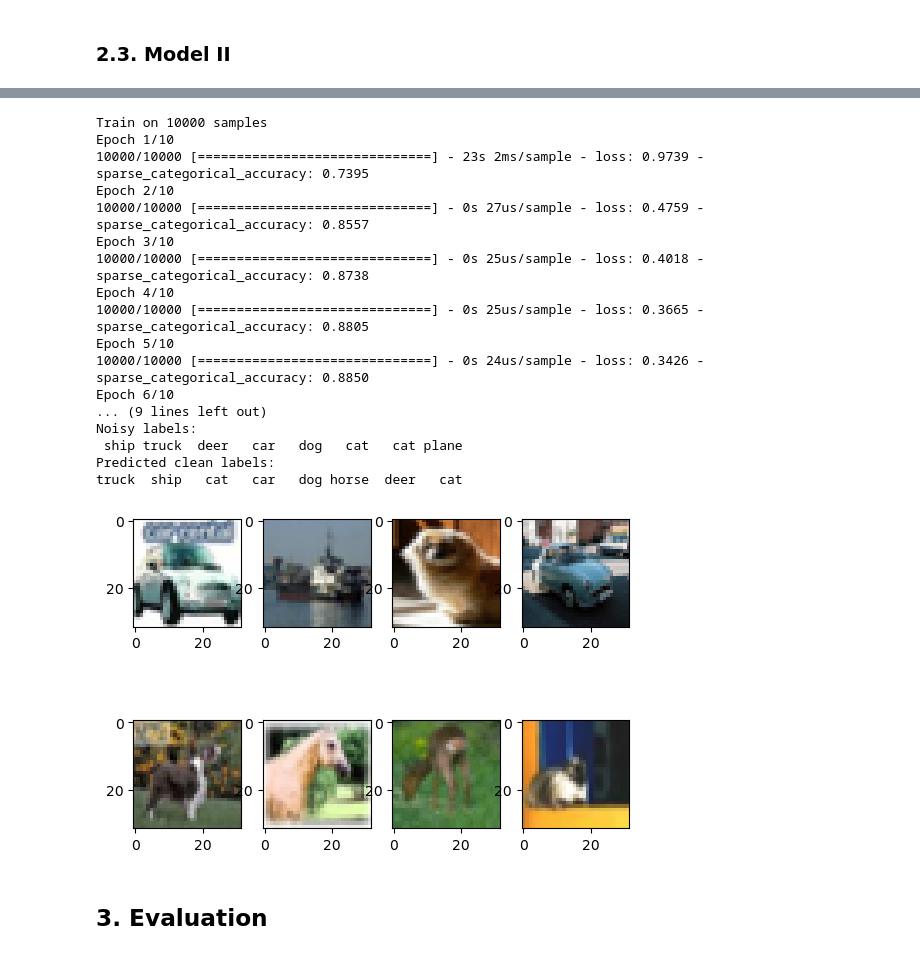
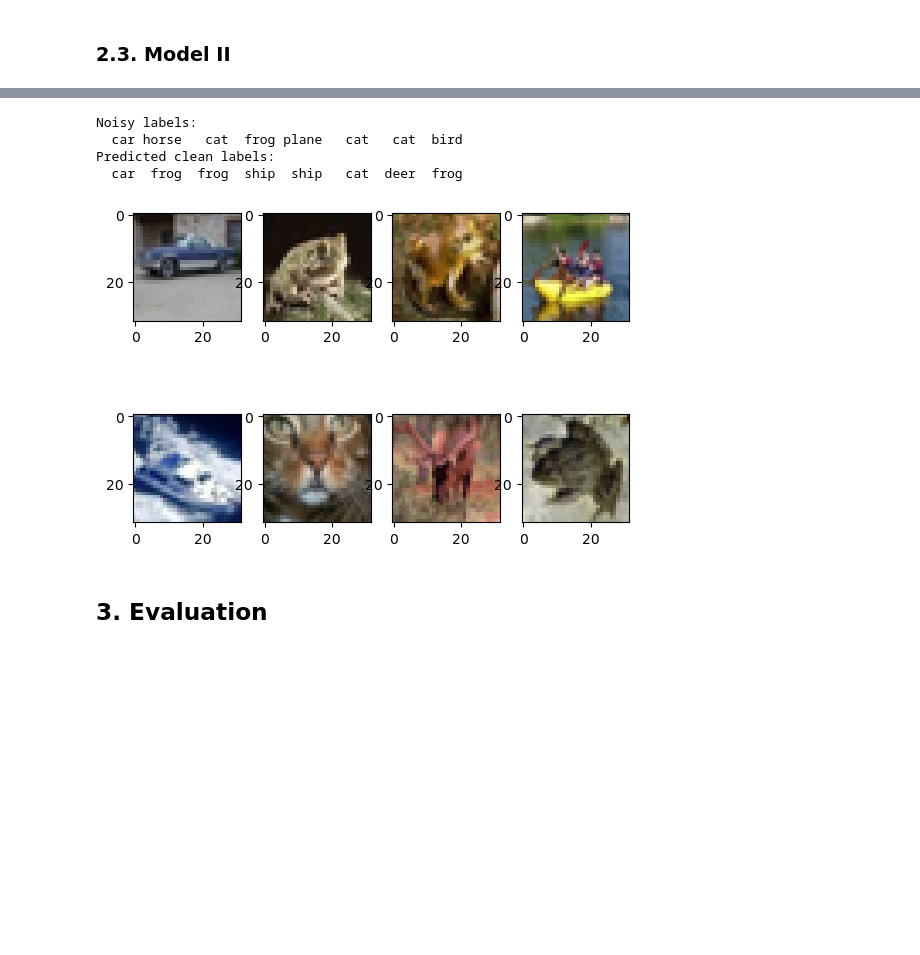
Before and after one commit to TZstatsADS/fall2022-project3-prj3-group9, a Jupyter notebook: doc/main.ipynb, the cells around one changed output, grey strips where cells are left out. Drawn from its saved outputs; the diff is of its cells as text; code cells hidden in the pictures; blank space fills up the shorter version.

Commit message:
Finish label-cleaning network for model II

```diff
--- a/doc/main.ipynb
+++ b/doc/main.ipynb
@@ -202,11 +218,3 @@ def model_II(image, extracted_features=True):
 # %%
-import os
-from inception import maybe_download, Inception, transfer_values_cache
-
-model = Inception()
-output_path = "inception/"
-inception_train_output_path = os.path.join(output_path, 'inception_cifar10_train.pkl')
-inception_train_output = transfer_values_cache(cache_path=inception_train_output_path,
-                                               images=imgs,
-                                               model=model)
+new_labels = model_II(imgs)
 # %% [output]
@@ -217,48 +245,33 @@ inception_train_output = transfer_values_cache(cache_path=inception_train_output
 # %%
-predicted_clean_labels = model_II(imgs)
-
 fig = plt.figure()
 
 ax1 = fig.add_subplot(2,4,1)
-ax1.imshow(imgs[40000]/255)
+ax1.imshow(imgs[10000]/255)
 ax2 = fig.add_subplot(2,4,2)
-ax2.imshow(imgs[40001]/255)
+ax2.imshow(imgs[10001]/255)
 ax3 = fig.add_subplot(2,4,3)
-ax3.imshow(imgs[40002]/255)
+ax3.imshow(imgs[10002]/255)
 ax4 = fig.add_subplot(2,4,4)
-ax4.imshow(imgs[40003]/255)
+ax4.imshow(imgs[10003]/255)
 ax1 = fig.add_subplot(2,4,5)
-ax1.imshow(imgs[40004]/255)
+ax1.imshow(imgs[10004]/255)
 ax2 = fig.add_subplot(2,4,6)
-ax2.imshow(imgs[40005]/255)
+ax2.imshow(imgs[10005]/255)
 ax3 = fig.add_subplot(2,4,7)
-ax3.imshow(imgs[40006]/255)
+ax3.imshow(imgs[10006]/255)
 ax4 = fig.add_subplot(2,4,8)
-ax4.imshow(imgs[40007]/255)
+ax4.imshow(imgs[10007]/255)
 
 print('Noisy labels:')
-print(' '.join('%5s' % classes[noisy_labels[j]] for j in np.arange(40000, 40008, 1)))
+print(' '.join('%5s' % classes[noisy_labels[j]] for j in np.arange(10000, 10008, 1)))
 print('Predicted clean labels:')
-print(' '.join('%5s' % classes[predicted_clean_labels[j]] for j in np.arange(30000, 30008, 1)))
+print(' '.join('%5s' % classes[new_labels[j]] for j in np.arange(10000, 10008, 1)))
 # %% [output]
-Train on 10000 samples
-Epoch 1/10
-10000/10000 [==============================] - 23s 2ms/sample - loss: 0.9739 - sparse_categorical_accuracy: 0.7395
-Epoch 2/10
-10000/10000 [==============================] - 0s 27us/sample - loss: 0.4759 - sparse_categorical_accuracy: 0.8557
-Epoch 3/10
-10000/10000 [==============================] - 0s 25us/sample - loss: 0.4018 - sparse_categorical_accuracy: 0.8738
-Epoch 4/10
-10000/10000 [==============================] - 0s 25us/sample - loss: 0.3665 - sparse_categorical_accuracy: 0.8805
-Epoch 5/10
-10000/10000 [==============================] - 0s 24us/sample - loss: 0.3426 - sparse_categorical_accuracy: 0.8850
-Epoch 6/10
-... (9 lines left out)
 Noisy labels:
- ship truck  deer   car   dog   cat   cat plane
+  car horse   cat  frog plane   cat   cat  bird
 Predicted clean labels:
-truck  ship   cat   car   dog horse  deer   cat
+  car  frog  frog  ship  ship   cat  deer  frog
-[figure, old version]
+[figure, new version]
 # %% [markdown]
 ## 3. Evaluation
 # %% [markdown]
```
Also changed, not shown: parts of 2 cells of this notebook, 1 other file.
